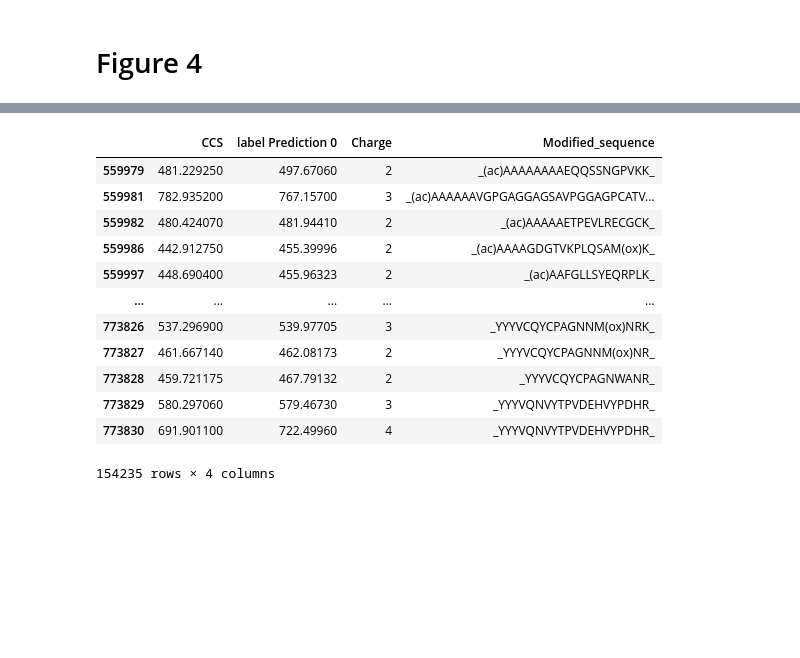
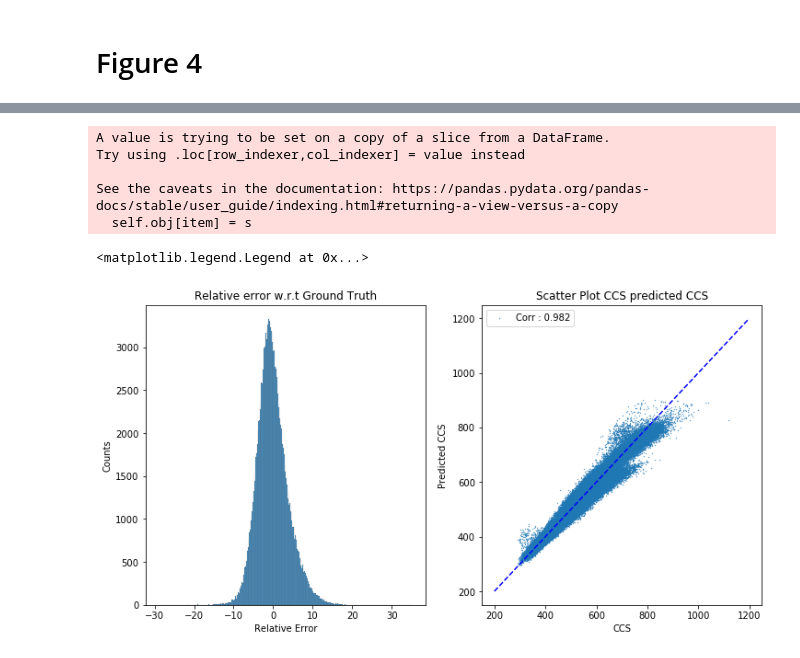
Before and after one commit to jlrestrepol/ccs, a Jupyter notebook: dl_paper/figures.ipynb, the cells around one changed output, grey strips where cells are left out. Saved outputs shown, nothing was run; the diff lists cells and outputs as text; code cells hidden in the pictures; blank space fills up the shorter version.

```diff
--- a/dl_paper/fig1.ipynb
+++ b/dl_paper/figures.ipynb
@@ -169,16 +160,30 @@ KeyError: 'm/z'
-# %%
-df_fig4
-# %% [output]
-|  | CCS | label Prediction 0 | Charge | Modified_sequence |
-| 559979 | 481.229250 | 497.67060 | 2 | _(ac)AAAAAAAAEQQSSNGPVKK_ |
-| 559981 | 782.935200 | 767.15700 | 3 | _(ac)AAAAAAVGPGAGGAGSAVPGGAGPCATV... |
-| 559982 | 480.424070 | 481.94410 | 2 | _(ac)AAAAAETPEVLRECGCK_ |
-| 559986 | 442.912750 | 455.39996 | 2 | _(ac)AAAAGDGTVKPLQSAM(ox)K_ |
-| 559997 | 448.690400 | 455.96323 | 2 | _(ac)AAFGLLSYEQRPLK_ |
-| ... | ... | ... | ... | ... |
-| 773826 | 537.296900 | 539.97705 | 3 | _YYYVCQYCPAGNNM(ox)NRK_ |
-| 773827 | 461.667140 | 462.08173 | 2 | _YYYVCQYCPAGNNM(ox)NR_ |
-| 773828 | 459.721175 | 467.79132 | 2 | _YYYVCQYCPAGNWANR_ |
-| 773829 | 580.297060 | 579.46730 | 3 | _YYYVQNVYTPVDEHVYPDHR_ |
-| 773830 | 691.901100 | 722.49960 | 4 | _YYYVQNVYTPVDEHVYPDHR_ |
-154235 rows × 4 columns
+# %%
+for df_i, popt in zip([df_ch2_fig4, df_ch3_fig4, df_ch4_fig4],[popt_2, popt_3, popt_4]):
+    df_i.loc[:,'Predicted CCS'] = f(df_i['m/z'], popt[0], popt[1])
+# %% [output]
+A value is trying to be set on a copy of a slice from a DataFrame.
+Try using .loc[row_indexer,col_indexer] = value instead
+
+See the caveats in the documentation: https://pandas.pydata.org/pandas-docs/stable/user_guide/indexing.html#returning-a-view-versus-a-copy
+  self.obj[item] = s
+# %%
+predicted_ccs = df_ch2_fig4[['CCS','Predicted CCS', 'label Prediction 0']].append(
+    df_ch3_fig4[['CCS', 'Predicted CCS', 'label Prediction 0']]).append(
+        df_ch4_fig4[['CCS','Predicted CCS', 'label Prediction 0']])
+# %%
+fig, ax = plt.subplots(nrows = 1, ncols = 2, figsize = (12, 6))
+_ = sns.histplot((predicted_ccs['CCS'] - predicted_ccs['Predicted CCS'])/predicted_ccs['Predicted CCS']*100, ax = ax[0])
+ax[0].set_xlabel('Relative Error')
+ax[0].set_ylabel('Counts')
+ax[0].set_title('Relative error w.r.t Ground Truth')
+
+corr, _ = scipy.stats.pearsonr(predicted_ccs['CCS'], predicted_ccs['Predicted CCS'])
+ax[1].scatter(predicted_ccs['CCS'], predicted_ccs['Predicted CCS'], label = f'Corr : {np.round(corr, 3)}', s = 0.1)
+ax[1].set_xlabel('CCS')
+ax[1].set_ylabel('Predicted CCS')
+ax[1].set_title('Scatter Plot CCS predicted CCS')
+ax[1].plot(np.arange(200,1200), np.arange(200,1200), 'b--')
+ax[1].legend()
+# %% [output]
+<matplotlib.legend.Legend at 0x...>
+[figure, added]
```
Also changed, not shown: parts of 13 cells of this notebook.
